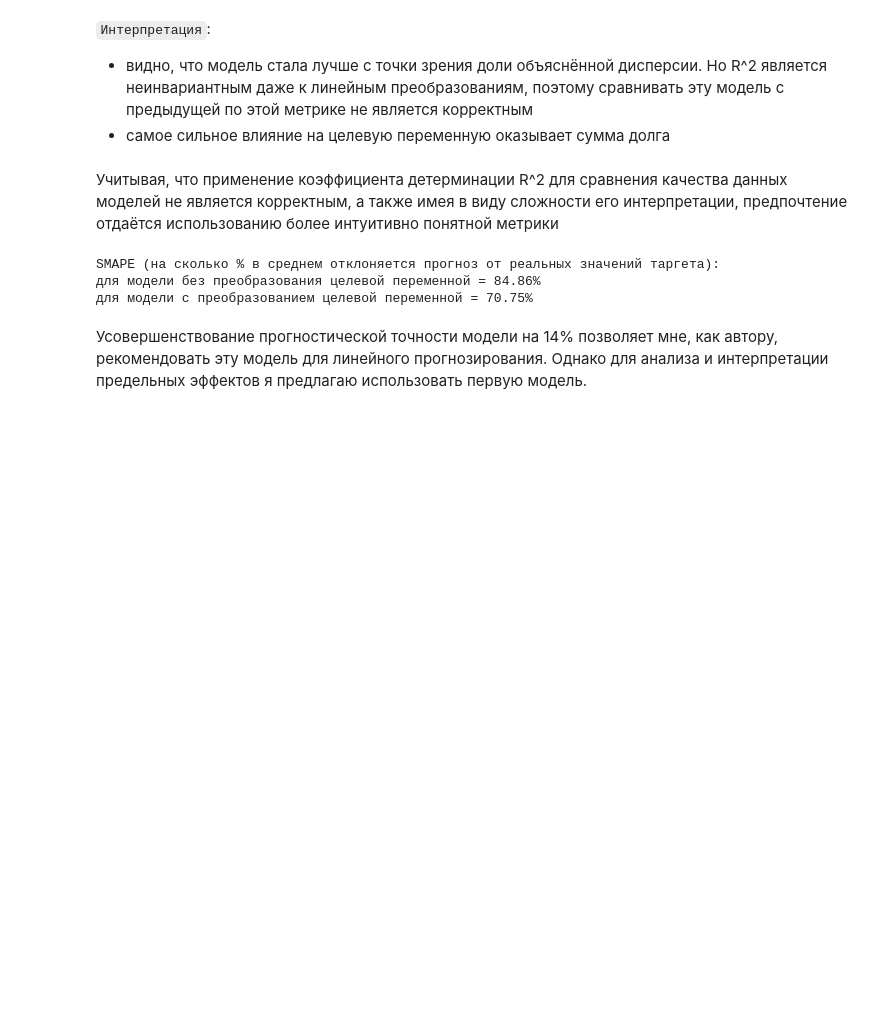
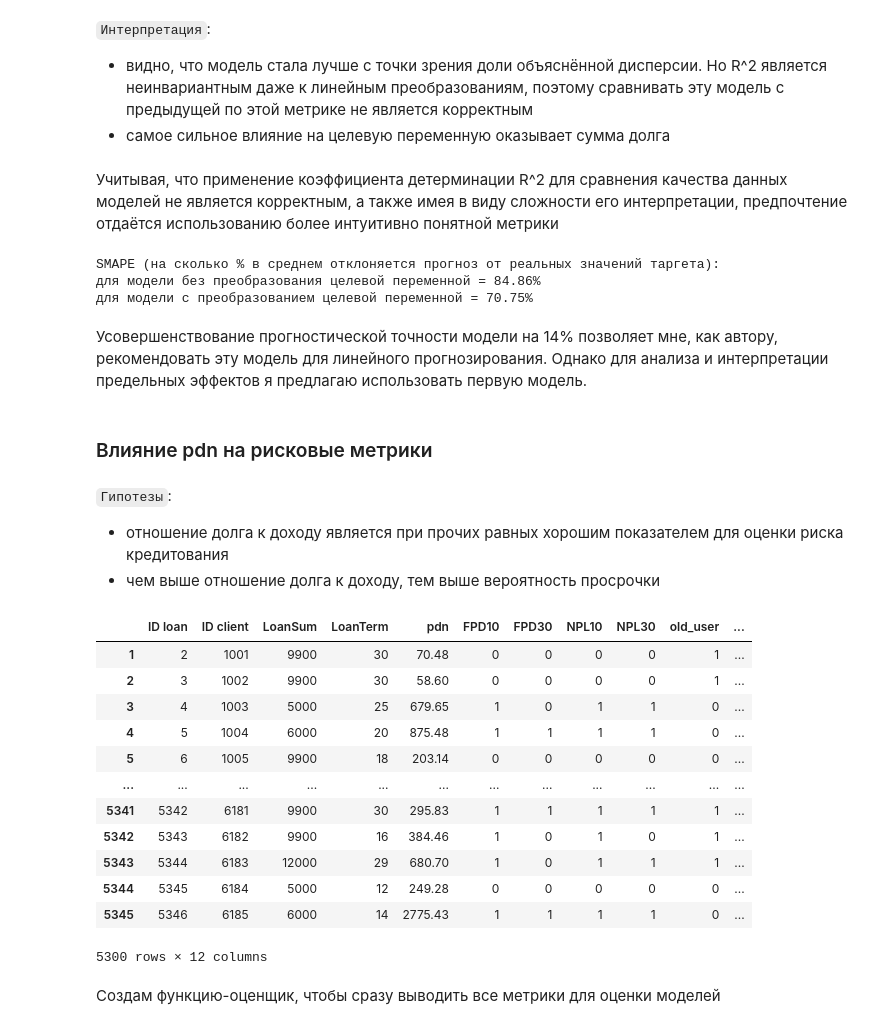
Before and after one commit to Maksim-Dostovalov/impact_of_macroprudential_policies_on_IFIs, a Jupyter notebook: statistical-analysis.ipynb, the cells around one changed output. Drawn from its saved outputs; the diff is of its cells as text; code cells hidden in the pictures; blank space fills up the shorter version.

Commit message:
фиксирую часть с влиянием pdn на риск

```diff
--- a/statistical-analysis.ipynb
+++ b/statistical-analysis.ipynb
@@ -178,3 +194,27 @@ SMAPE (на сколько % в среднем отклоняется прогн
 для модели c преобразованием целевой переменной = 70.75%
 # %% [markdown]
 Усовершенствование прогностической точности модели на 14% позволяет мне, как автору, рекомендовать эту модель для линейного прогнозирования. Однако для анализа и интерпретации предельных эффектов я предлагаю использовать первую модель.
+# %% [markdown]
+### Влияние pdn на рисковые метрики
+# %% [markdown]
+`Гипотезы`:
+- отношение долга к доходу является при прочих равных хорошим показателем для оценки риска кредитования
+- чем выше отношение долга к доходу, тем выше вероятность просрочки
+# %%
+data
+# %% [output]
+|  | ID loan | ID client | LoanSum | LoanTerm | pdn | FPD10 | FPD30 | NPL10 | NPL30 | old_user | ... |
+| 1 | 2 | 1001 | 9900 | 30 | 70.48 | 0 | 0 | 0 | 0 | 1 | ... |
+| 2 | 3 | 1002 | 9900 | 30 | 58.60 | 0 | 0 | 0 | 0 | 1 | ... |
+| 3 | 4 | 1003 | 5000 | 25 | 679.65 | 1 | 0 | 1 | 1 | 0 | ... |
+| 4 | 5 | 1004 | 6000 | 20 | 875.48 | 1 | 1 | 1 | 1 | 0 | ... |
+| 5 | 6 | 1005 | 9900 | 18 | 203.14 | 0 | 0 | 0 | 0 | 0 | ... |
+| ... | ... | ... | ... | ... | ... | ... | ... | ... | ... | ... | ... |
+| 5341 | 5342 | 6181 | 9900 | 30 | 295.83 | 1 | 1 | 1 | 1 | 1 | ... |
+| 5342 | 5343 | 6182 | 9900 | 16 | 384.46 | 1 | 0 | 1 | 0 | 1 | ... |
+| 5343 | 5344 | 6183 | 12000 | 29 | 680.70 | 1 | 0 | 1 | 1 | 1 | ... |
+| 5344 | 5345 | 6184 | 5000 | 12 | 249.28 | 0 | 0 | 0 | 0 | 0 | ... |
+| 5345 | 5346 | 6185 | 6000 | 14 | 2775.43 | 1 | 1 | 1 | 1 | 0 | ... |
+5300 rows × 12 columns
+# %% [markdown]
+Создам функцию-оценщик, чтобы сразу выводить все метрики для оценки моделей
```
Also changed, not shown: parts of 14 cells of this notebook, 1 other file.
